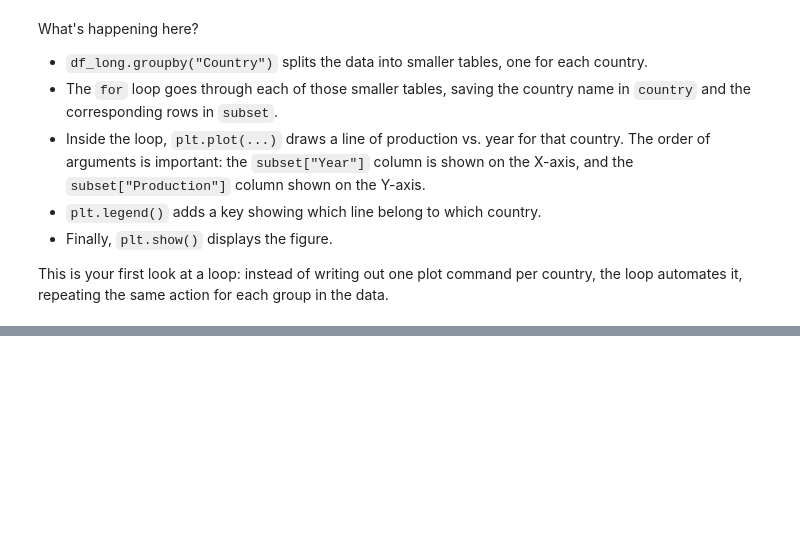
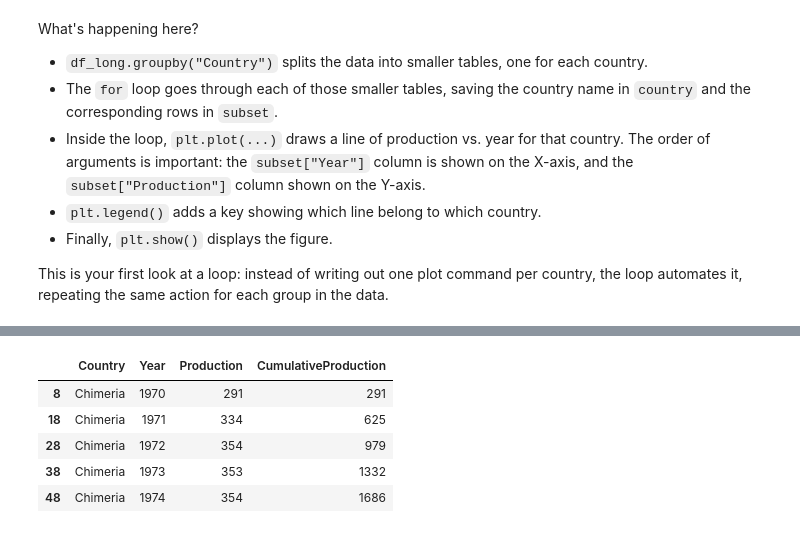
Before and after one commit to two-phaseflow/JAR513M, a Jupyter notebook: Week2_GroupAssignment.ipynb, the cells around one changed output, grey strips where cells are left out. Cells and saved outputs as stored; diff of their text form; code cells hidden in the pictures; blank space fills up the shorter version.

```diff
--- a/Week2_GroupAssignment.ipynb
+++ b/Week2_GroupAssignment.ipynb
@@ -108,0 +158,9 @@ This is your first look at a loop: instead of writing out one plot command per c
+# %%
+df_long.head()
+# %% [output]
+|  | Country | Year | Production | CumulativeProduction |
+| 8 | Chimeria | 1970 | 291 | 291 |
+| 18 | Chimeria | 1971 | 334 | 625 |
+| 28 | Chimeria | 1972 | 354 | 979 |
+| 38 | Chimeria | 1973 | 353 | 1332 |
+| 48 | Chimeria | 1974 | 354 | 1686 |
```
Also changed, not shown: parts of 20 cells of this notebook.
